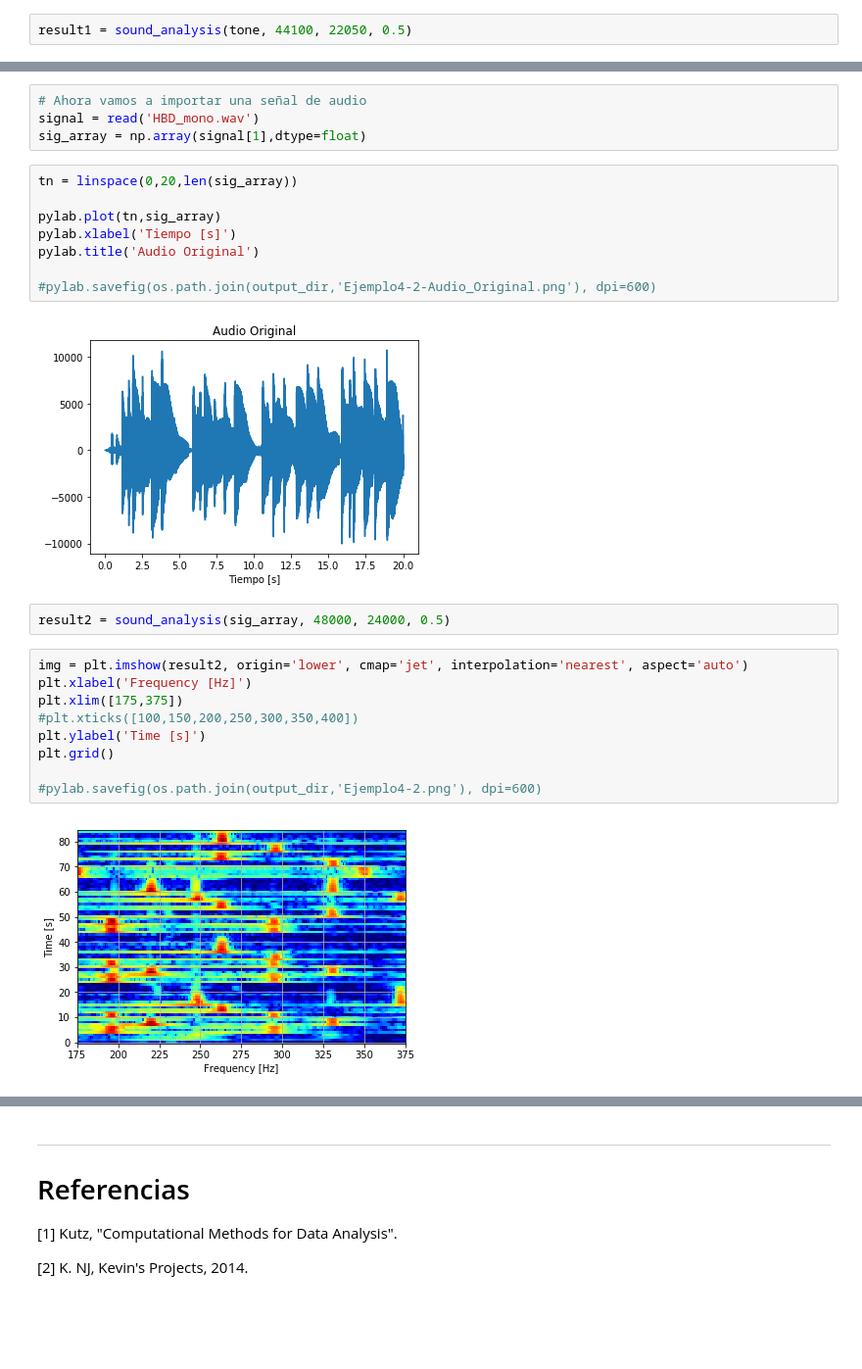
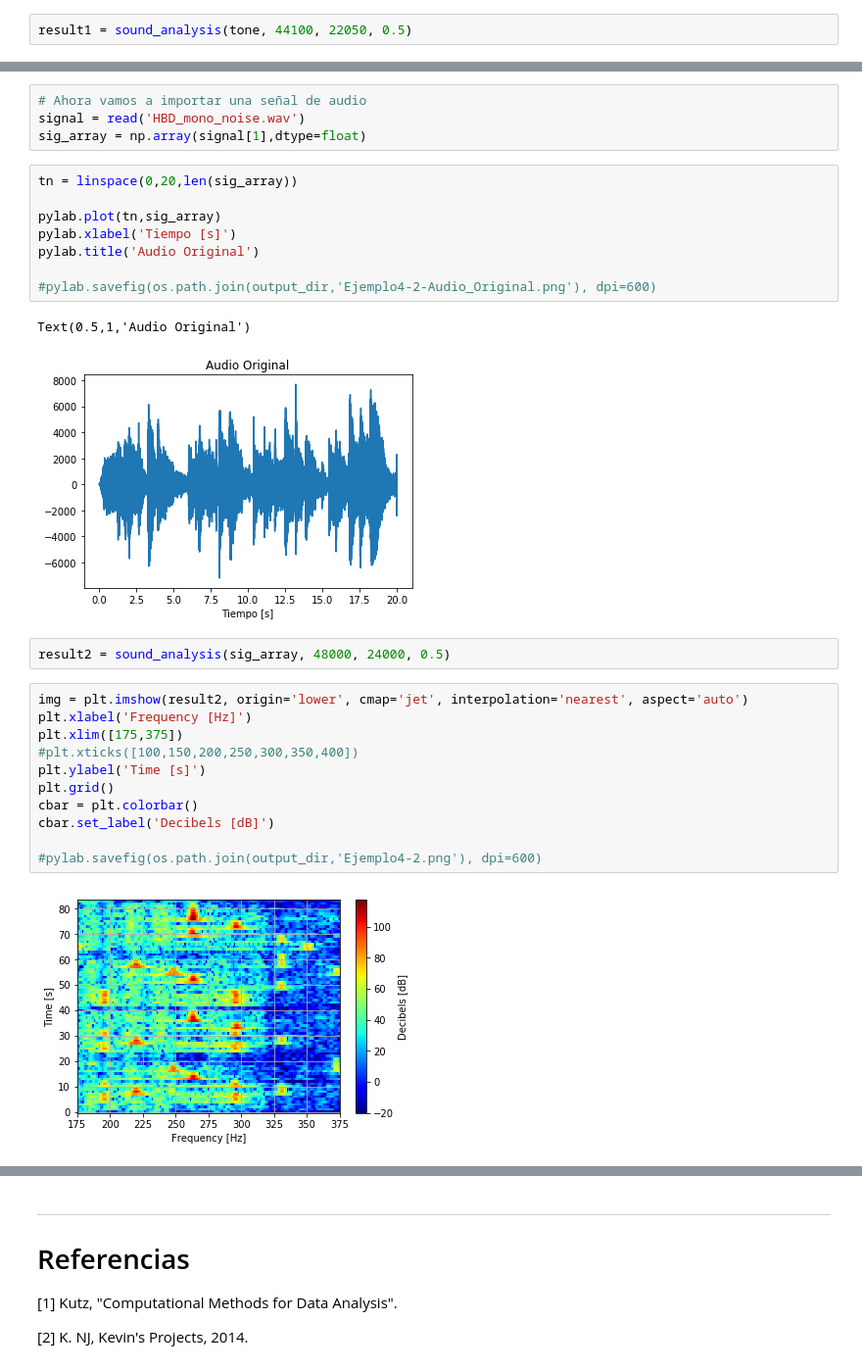
Before and after one commit to drodriguez32/Herramientas-Computacionales, a Jupyter notebook: 04_Taller_04/Taller_04.ipynb, the cells around one changed output, grey strips where cells are left out. Shown at 98% size. Saved outputs shown, nothing was run; the diff lists cells and outputs as text; blank space fills up the shorter version.

```diff
--- a/04_Taller_04/Taller_04.ipynb
+++ b/04_Taller_04/Taller_04.ipynb
@@ -403,6 +405,6 @@ plt.grid()
 # %%
 # Ahora vamos a importar una señal de audio
-signal = read('HBD_mono.wav')
+signal = read('HBD_mono_noise.wav')
 sig_array = np.array(signal[1],dtype=float)
 # %%
 tn = linspace(0,20,len(sig_array))
@@ -413,17 +415,20 @@ pylab.title('Audio Original')
 
 #pylab.savefig(os.path.join(output_dir,'Ejemplo4-2-Audio_Original.png'), dpi=600)
 # %% [output]
+Text(0.5,1,'Audio Original')
-[figure, old version]
+[figure, new version]
 # %%
 result2 = sound_analysis(sig_array, 48000, 24000, 0.5)
 # %%
 img = plt.imshow(result2, origin='lower', cmap='jet', interpolation='nearest', aspect='auto')
 plt.xlabel('Frequency [Hz]')
 plt.xlim([175,375])
 #plt.xticks([100,150,200,250,300,350,400])
 plt.ylabel('Time [s]')
 plt.grid()
+cbar = plt.colorbar()
+cbar.set_label('Decibels [dB]')
 
 #pylab.savefig(os.path.join(output_dir,'Ejemplo4-2.png'), dpi=600)
 # %% [output]
-[figure, old version]
+[figure, new version]
```
Also changed, not shown: parts of 16 cells of this notebook, 24 other files.
